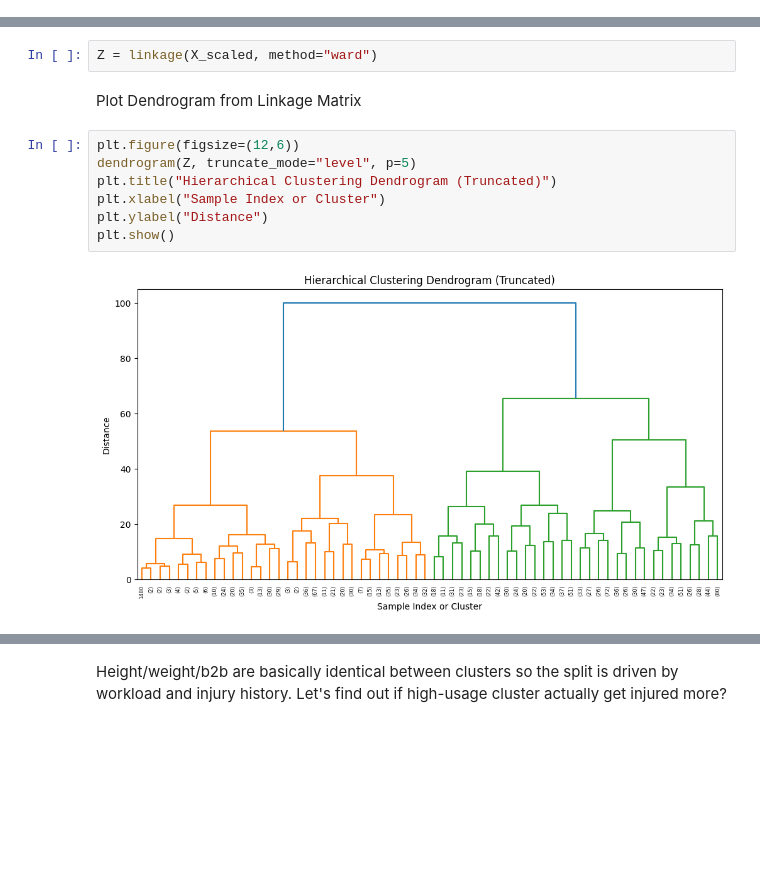
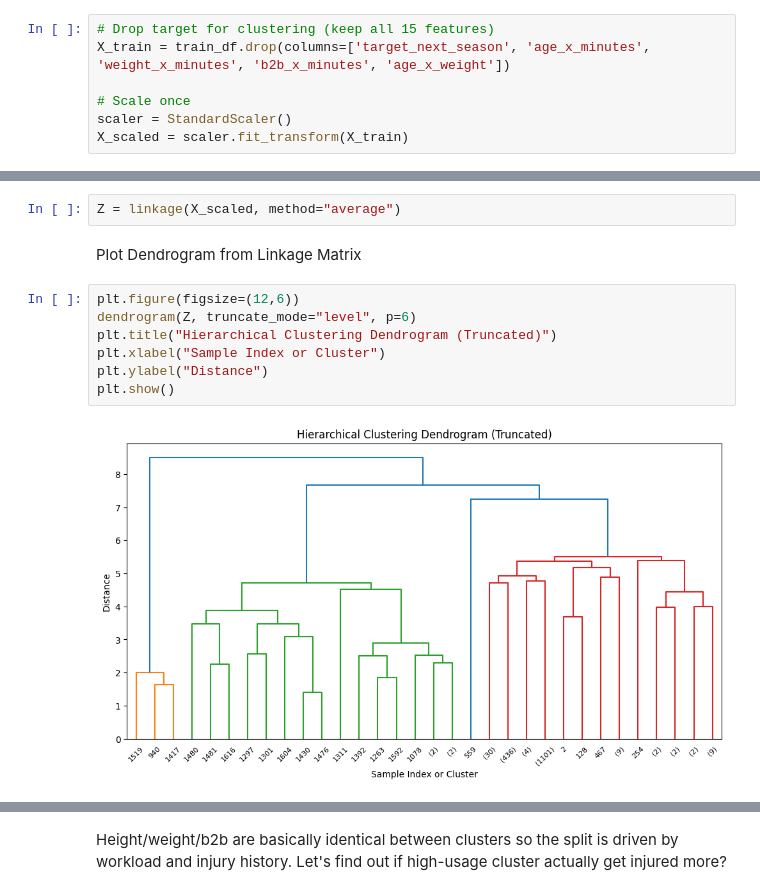
Before and after one commit to jtang6031/siads-696-nba-injury-prediction, a Jupyter notebook: notebooks/06_unsupervised_models.ipynb, the cells around one changed output, grey strips where cells are left out. Cells and saved outputs as stored; diff of their text form; blank space fills up the shorter version.

```diff
--- a/notebooks/06_unsupervised_models.ipynb
+++ b/notebooks/06_unsupervised_models.ipynb
@@ -137,21 +138,28 @@ plt.show()
 The elbow plot and silhouette score plot further reinforce the conclusion that the dataset exhibits weak cluster structure. In the elbow plot, the inertia decreases gradually without a clear inflection point, indicating the absence of a well-defined “elbow” and no obvious optimal value of k. Similarly, the silhouette scores peak at k = 2, but the maximum value of 0.23 is relatively low. This suggests that even at the best-performing cluster count, the separation between clusters is weak and there is substantial overlap among data points.
 # %% [markdown]
 ## 6.3 Hierarchical Clustering + Visualizations
+# %%
+# Drop target for clustering (keep all 15 features)
+X_train = train_df.drop(columns=['target_next_season', 'age_x_minutes', 'weight_x_minutes', 'b2b_x_minutes', 'age_x_weight'])
+
+# Scale once
+scaler = StandardScaler()
+X_scaled = scaler.fit_transform(X_train)
 # %% [markdown]
 Compute Linkage Matrix
 # %%
-Z = linkage(X_scaled, method="ward")
+Z = linkage(X_scaled, method="average")
 # %% [markdown]
 Plot Dendrogram from Linkage Matrix
 # %%
 plt.figure(figsize=(12,6))
-dendrogram(Z, truncate_mode="level", p=5)
+dendrogram(Z, truncate_mode="level", p=6)
 plt.title("Hierarchical Clustering Dendrogram (Truncated)")
 plt.xlabel("Sample Index or Cluster")
 plt.ylabel("Distance")
 plt.show()
 # %% [output]
-[figure, old version]
+[figure, new version]
 # %%
 linkages = ["ward", "complete", "average"]
 k_values = range(2, 11)
```
Also changed, not shown: parts of 10 cells of this notebook.
